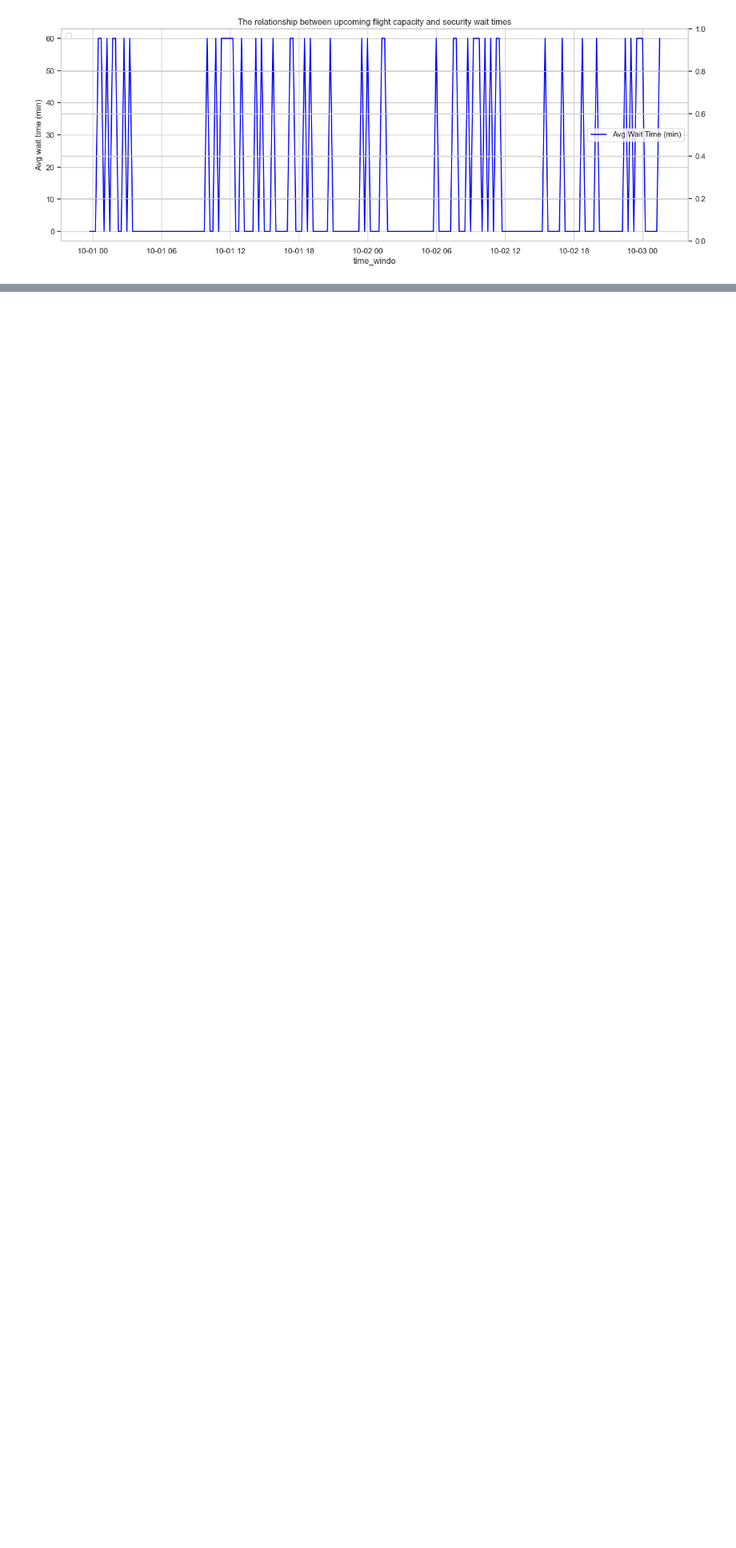
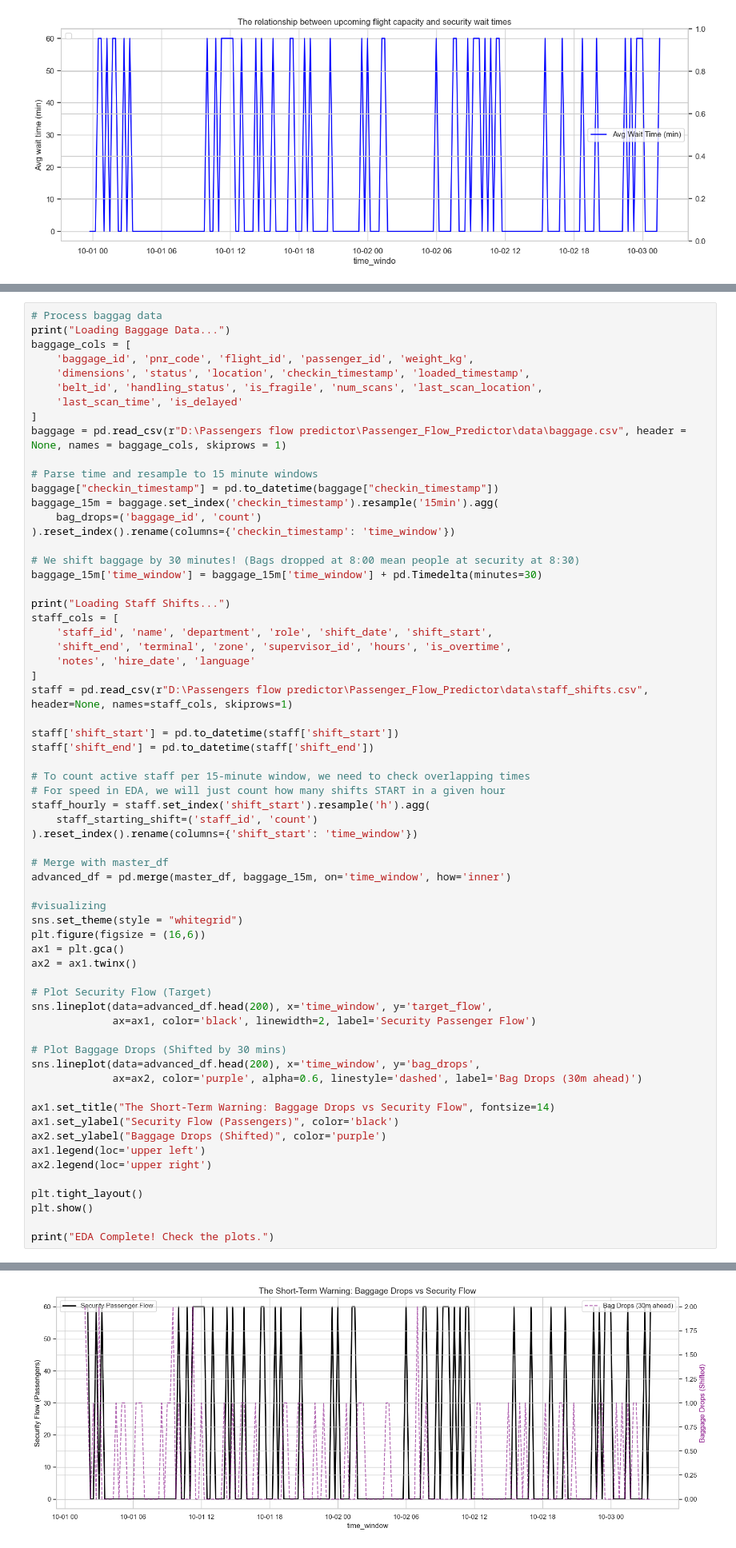
Before and after one commit to DavidBala06/Passenger_Flow_Predictor, a Jupyter notebook: notebooks/data_audit.ipynb, the cells around one changed output, grey strips where cells are left out. Shown at 80% size. Cells and saved outputs as stored; diff of their text form; blank space fills up the shorter version.

Commit message:
More data visualizing

```diff
--- a/notebooks/data_audit.ipynb
+++ b/notebooks/data_audit.ipynb
@@ -313,3 +313,68 @@ Wait Time Variance: 25.975302697011635
 | upcoming_flight_capacity | 0.011086 | 1.000000 | -0.011453 |
 | hour_of_day | 0.016304 | -0.011453 | 1.000000 |
 [figure]
+# %%
+# Process baggag data
+print("Loading Baggage Data...")
+baggage_cols = [
+    'baggage_id', 'pnr_code', 'flight_id', 'passenger_id', 'weight_kg',
+    'dimensions', 'status', 'location', 'checkin_timestamp', 'loaded_timestamp',
+    'belt_id', 'handling_status', 'is_fragile', 'num_scans', 'last_scan_location',
+    'last_scan_time', 'is_delayed'
+]
+baggage = pd.read_csv(r"D:\Passengers flow predictor\Passenger_Flow_Predictor\data\baggage.csv", header = None, names = baggage_cols, skiprows = 1)
+
+# Parse time and resample to 15 minute windows
+baggage["checkin_timestamp"] = pd.to_datetime(baggage["checkin_timestamp"])
+baggage_15m = baggage.set_index('checkin_timestamp').resample('15min').agg(
+    bag_drops=('baggage_id', 'count')
+).reset_index().rename(columns={'checkin_timestamp': 'time_window'})
+
+# We shift baggage by 30 minutes! (Bags dropped at 8:00 mean people at security at 8:30)
+baggage_15m['time_window'] = baggage_15m['time_window'] + pd.Timedelta(minutes=30)
+
+print("Loading Staff Shifts...")
+staff_cols = [
+    'staff_id', 'name', 'department', 'role', 'shift_date', 'shift_start',
+    'shift_end', 'terminal', 'zone', 'supervisor_id', 'hours', 'is_overtime',
+    'notes', 'hire_date', 'language'
+]
+staff = pd.read_csv(r"D:\Passengers flow predictor\Passenger_Flow_Predictor\data\staff_shifts.csv", header=None, names=staff_cols, skiprows=1)
+
+staff['shift_start'] = pd.to_datetime(staff['shift_start'])
+staff['shift_end'] = pd.to_datetime(staff['shift_end'])
+
+# To count active staff per 15-minute window, we need to check overlapping times
+# For speed in EDA, we will just count how many shifts START in a given hour
+staff_hourly = staff.set_index('shift_start').resample('h').agg(
+    staff_starting_shift=('staff_id', 'count')
+).reset_index().rename(columns={'shift_start': 'time_window'})
+
+# Merge with master_df
+advanced_df = pd.merge(master_df, baggage_15m, on='time_window', how='inner')
+
+#visualizing
+sns.set_theme(style = "whitegrid")
+plt.figure(figsize = (16,6))
+ax1 = plt.gca()
+ax2 = ax1.twinx()
+
+# Plot Security Flow (Target)
+sns.lineplot(data=advanced_df.head(200), x='time_window', y='target_flow',
+             ax=ax1, color='black', linewidth=2, label='Security Passenger Flow')
+
+# Plot Baggage Drops (Shifted by 30 mins)
+sns.lineplot(data=advanced_df.head(200), x='time_window', y='bag_drops',
+             ax=ax2, color='purple', alpha=0.6, linestyle='dashed', label='Bag Drops (30m ahead)')
+
+ax1.set_title("The Short-Term Warning: Baggage Drops vs Security Flow", fontsize=14)
+ax1.set_ylabel("Security Flow (Passengers)", color='black')
+ax2.set_ylabel("Baggage Drops (Shifted)", color='purple')
+ax1.legend(loc='upper left')
+ax2.legend(loc='upper right')
+
+plt.tight_layout()
+plt.show()
+
+print("EDA Complete! Check the plots.")
+# %% [output]
@@ -315,0 +383 @@ Wait Time Variance: 25.975302697011635
+[figure, added]
```
Also changed, not shown: parts of 1 cell of this notebook.
